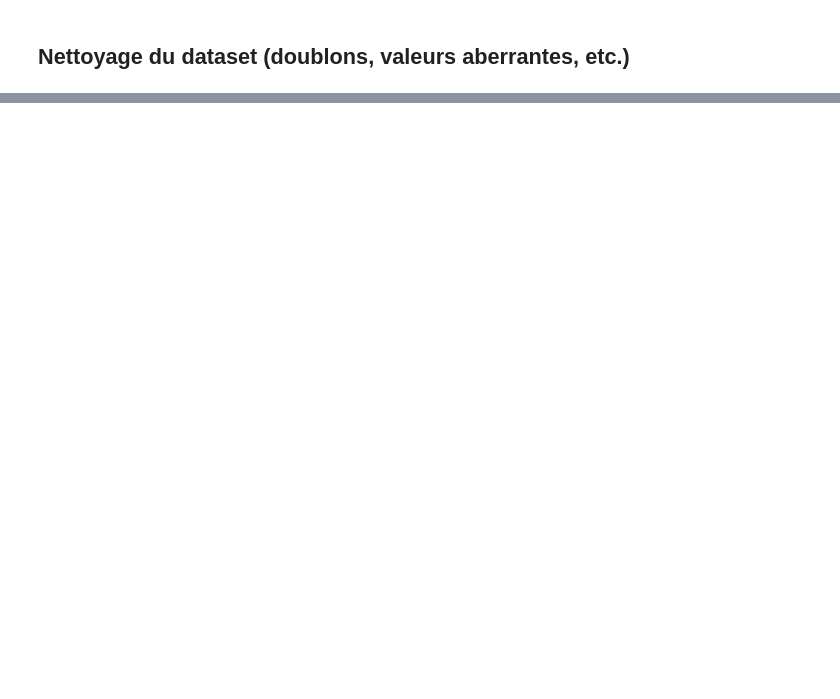
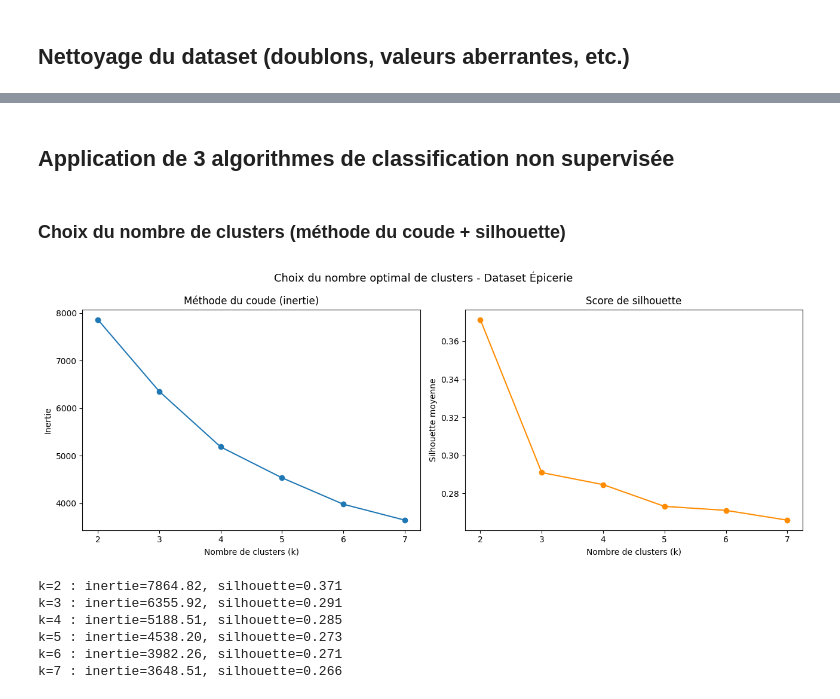
Before and after one commit to axel-achart/customer-personality-analysis, a Jupyter notebook: notebook.ipynb, the cells around one changed output, grey strips where cells are left out. Cells and saved outputs as stored; diff of their text form; code cells hidden in the pictures; blank space fills up the shorter version.

```diff
--- a/notebook.ipynb
+++ b/notebook.ipynb
@@ -220,0 +526,41 @@ cluster
+# %% [markdown]
+## Application de 3 algorithmes de classification non supervisée
+# %% [markdown]
+### Choix du nombre de clusters (méthode du coude + silhouette)
+# %%
+k_range_epi = range(2, 8)
+inertias_epi = []
+silhouettes_epi = []
+
+for k in k_range_epi:
+    km = KMeans(n_clusters=k, random_state=42, n_init=10)
+    km.fit(X_epi_pca)
+    inertias_epi.append(km.inertia_)
+    silhouettes_epi.append(silhouette_score(X_epi_pca, km.labels_))
+
+fig, axes = plt.subplots(1, 2, figsize=(13, 5))
+
+axes[0].plot(list(k_range_epi), inertias_epi, marker="o")
+axes[0].set_title("Méthode du coude (inertie)")
+axes[0].set_xlabel("Nombre de clusters (k)")
+axes[0].set_ylabel("Inertie")
+
+axes[1].plot(list(k_range_epi), silhouettes_epi, marker="o", color="darkorange")
+axes[1].set_title("Score de silhouette")
+axes[1].set_xlabel("Nombre de clusters (k)")
+axes[1].set_ylabel("Silhouette moyenne")
+
+plt.suptitle("Choix du nombre optimal de clusters - Dataset Épicerie", fontsize=13)
+plt.tight_layout()
+plt.show()
+
+for k, i, s in zip(k_range_epi, inertias_epi, silhouettes_epi):
+    print(f"k={k} : inertie={i:.2f}, silhouette={s:.3f}")
+# %% [output]
+[figure, added]
+k=2 : inertie=7864.82, silhouette=0.371
+k=3 : inertie=6355.92, silhouette=0.291
+k=4 : inertie=5188.51, silhouette=0.285
+k=5 : inertie=4538.20, silhouette=0.273
+k=6 : inertie=3982.26, silhouette=0.271
+k=7 : inertie=3648.51, silhouette=0.266
```
Also changed, not shown: parts of 26 cells of this notebook, 3 other files.
